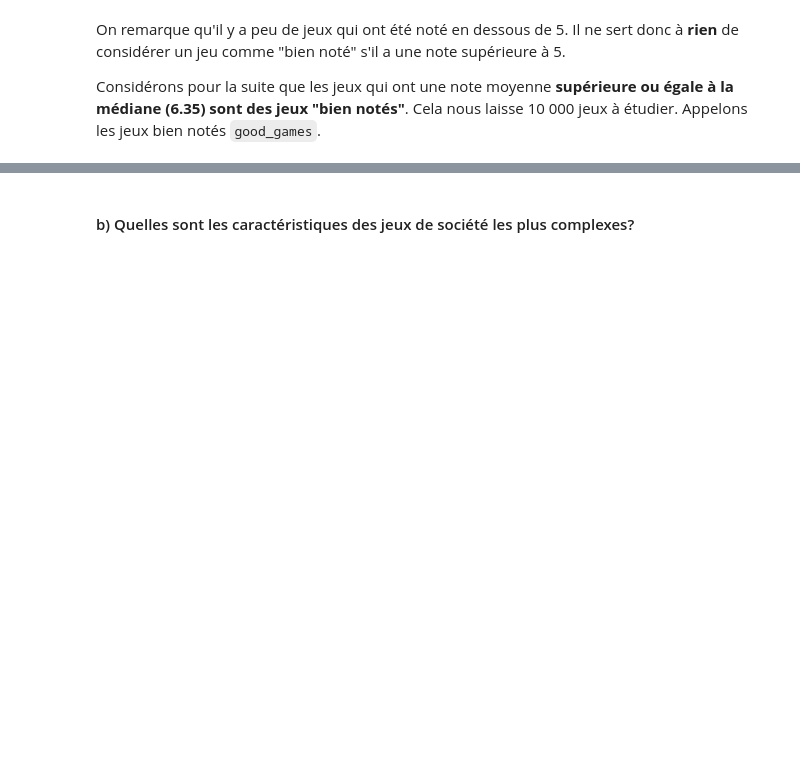
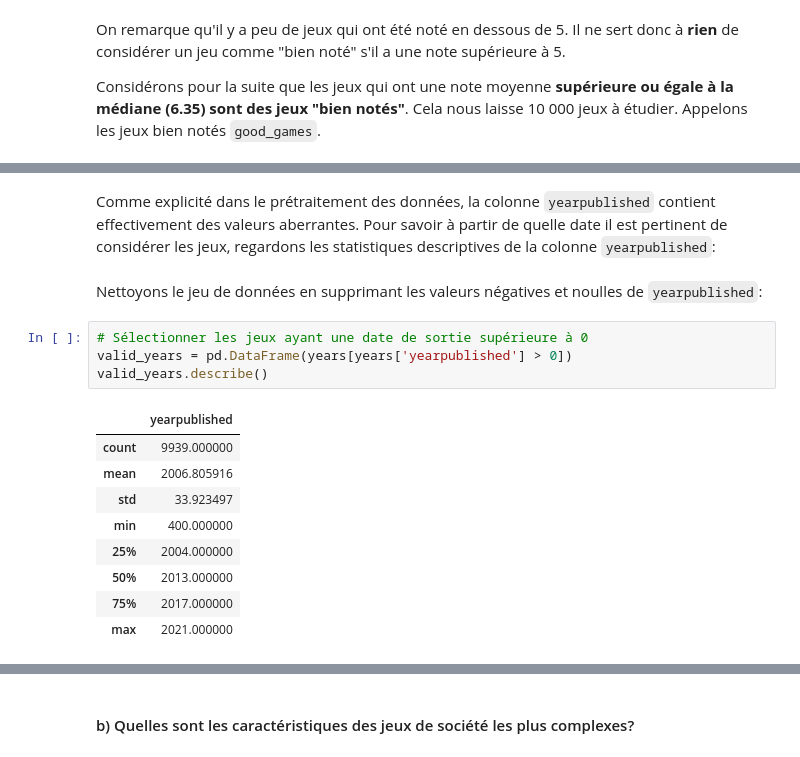
Before and after one commit to LOISGALLAUD/issd, a Jupyter notebook: PROJET/LGALLAUD.ipynb, the cells around one changed output, grey strips where cells are left out. Cells and saved outputs as stored; diff of their text form; blank space fills up the shorter version.

```diff
--- a/PROJET/LGALLAUD.ipynb
+++ b/PROJET/LGALLAUD.ipynb
@@ -213,0 +236,18 @@ Découvrons maintenant les caractéristiques des jeux bien notés:
+# %% [markdown]
+Comme explicité dans le prétraitement des données, la colonne `yearpublished` contient effectivement des valeurs aberrantes. Pour savoir à partir de quelle date il est pertinent de considérer les jeux, regardons les statistiques descriptives de la colonne `yearpublished`:
+# %% [markdown]
+Nettoyons le jeu de données en supprimant les valeurs négatives et noulles de ``yearpublished``:
+# %%
+# Sélectionner les jeux ayant une date de sortie supérieure à 0
+valid_years = pd.DataFrame(years[years['yearpublished'] > 0])
+valid_years.describe()
+# %% [output]
+|  | yearpublished |
+| count | 9939.000000 |
+| mean | 2006.805916 |
+| std | 33.923497 |
+| min | 400.000000 |
+| 25% | 2004.000000 |
+| 50% | 2013.000000 |
+| 75% | 2017.000000 |
+| max | 2021.000000 |
```
Also changed, not shown: parts of 18 cells of this notebook, 1 other file.
